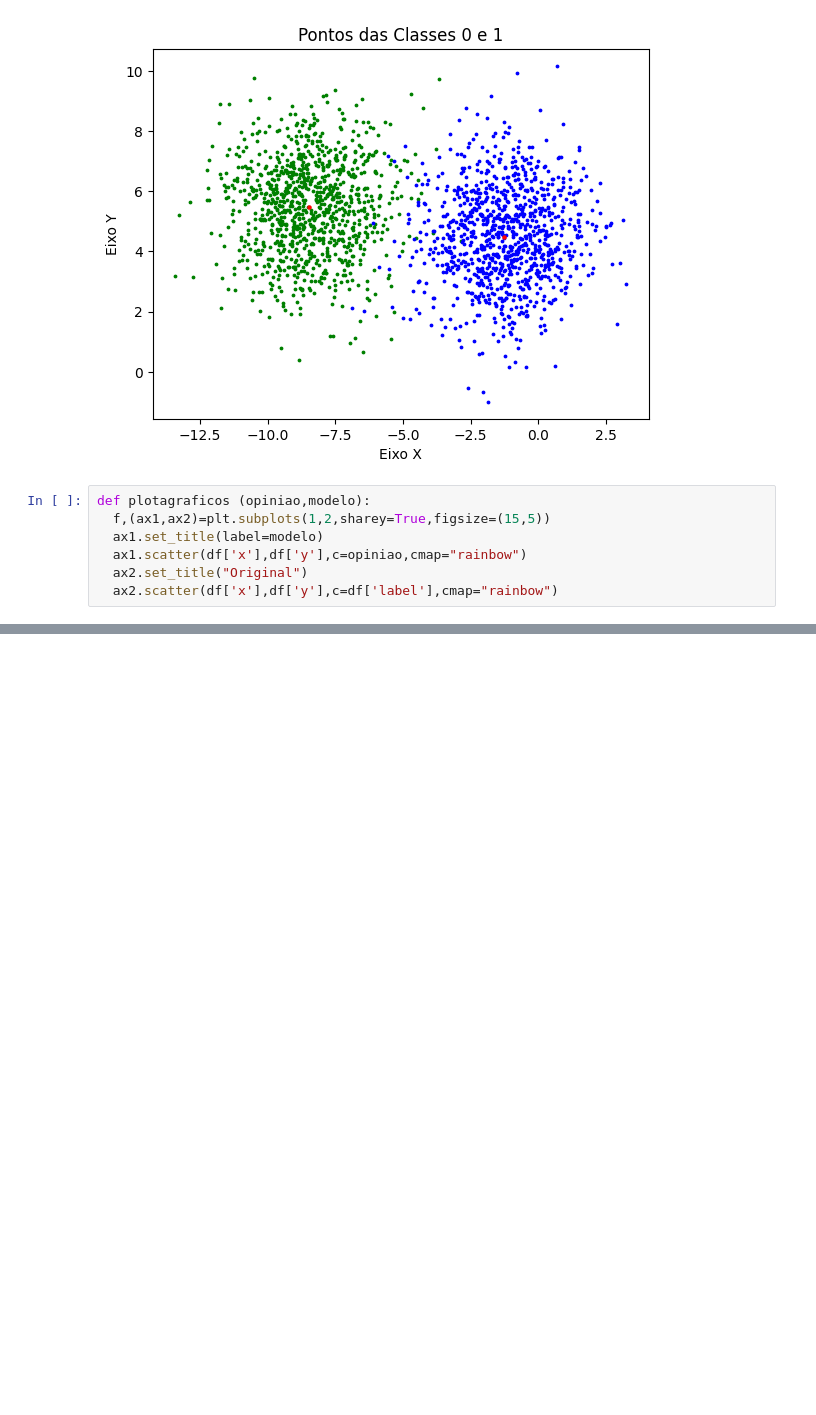
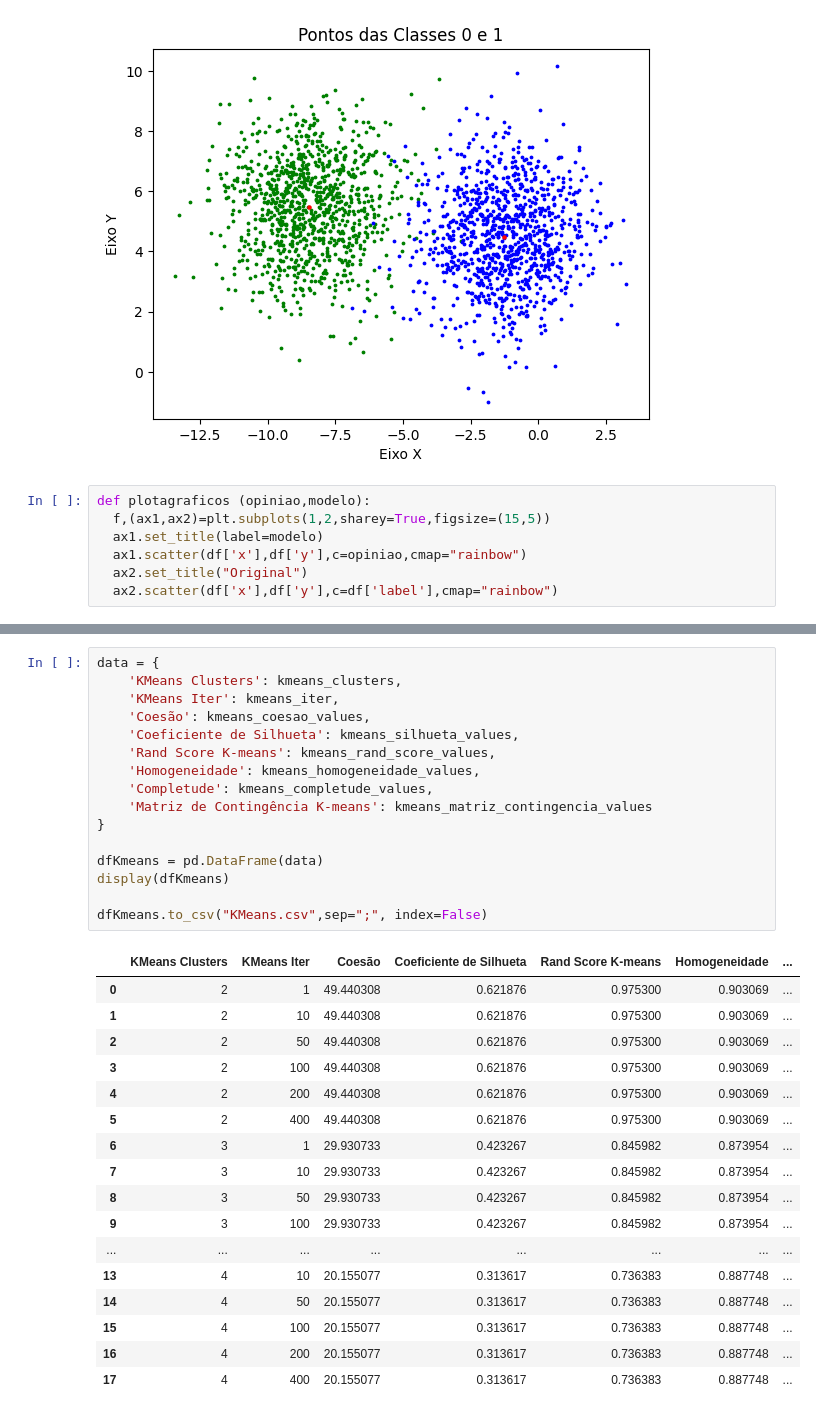
Before and after one commit to brunomaion/Clustering-ML, a Jupyter notebook: trab2.ipynb, the cells around one changed output, grey strips where cells are left out. Cells and saved outputs as stored; diff of their text form; blank space fills up the shorter version.

```diff
--- a/trab2.ipynb
+++ b/trab2.ipynb
@@ -146,0 +222,34 @@ ValueError: Number of labels is 1. Valid values are 2 to n_samples - 1 (inclusiv
+# %%
+data = {
+    'KMeans Clusters': kmeans_clusters,
+    'KMeans Iter': kmeans_iter,
+    'Coesão': kmeans_coesao_values,
+    'Coeficiente de Silhueta': kmeans_silhueta_values,
+    'Rand Score K-means': kmeans_rand_score_values,
+    'Homogeneidade': kmeans_homogeneidade_values,
+    'Completude': kmeans_completude_values,
+    'Matriz de Contingência K-means': kmeans_matriz_contingencia_values
+}
+
+dfKmeans = pd.DataFrame(data)
+display(dfKmeans)
+
+dfKmeans.to_csv("KMeans.csv",sep=";", index=False)
+# %% [output]
+|  | KMeans Clusters | KMeans Iter | Coesão | Coeficiente de Silhueta | Rand Score K-means | Homogeneidade | ... |
+| 0 | 2 | 1 | 49.440308 | 0.621876 | 0.975300 | 0.903069 | ... |
+| 1 | 2 | 10 | 49.440308 | 0.621876 | 0.975300 | 0.903069 | ... |
+| 2 | 2 | 50 | 49.440308 | 0.621876 | 0.975300 | 0.903069 | ... |
+| 3 | 2 | 100 | 49.440308 | 0.621876 | 0.975300 | 0.903069 | ... |
+| 4 | 2 | 200 | 49.440308 | 0.621876 | 0.975300 | 0.903069 | ... |
+| 5 | 2 | 400 | 49.440308 | 0.621876 | 0.975300 | 0.903069 | ... |
+| 6 | 3 | 1 | 29.930733 | 0.423267 | 0.845982 | 0.873954 | ... |
+| 7 | 3 | 10 | 29.930733 | 0.423267 | 0.845982 | 0.873954 | ... |
+| 8 | 3 | 50 | 29.930733 | 0.423267 | 0.845982 | 0.873954 | ... |
+| 9 | 3 | 100 | 29.930733 | 0.423267 | 0.845982 | 0.873954 | ... |
+| ... | ... | ... | ... | ... | ... | ... | ... |
+| 13 | 4 | 10 | 20.155077 | 0.313617 | 0.736383 | 0.887748 | ... |
+| 14 | 4 | 50 | 20.155077 | 0.313617 | 0.736383 | 0.887748 | ... |
+| 15 | 4 | 100 | 20.155077 | 0.313617 | 0.736383 | 0.887748 | ... |
+| 16 | 4 | 200 | 20.155077 | 0.313617 | 0.736383 | 0.887748 | ... |
+| 17 | 4 | 400 | 20.155077 | 0.313617 | 0.736383 | 0.887748 | ... |
```
Also changed, not shown: parts of 8 cells of this notebook, 2 other files.
